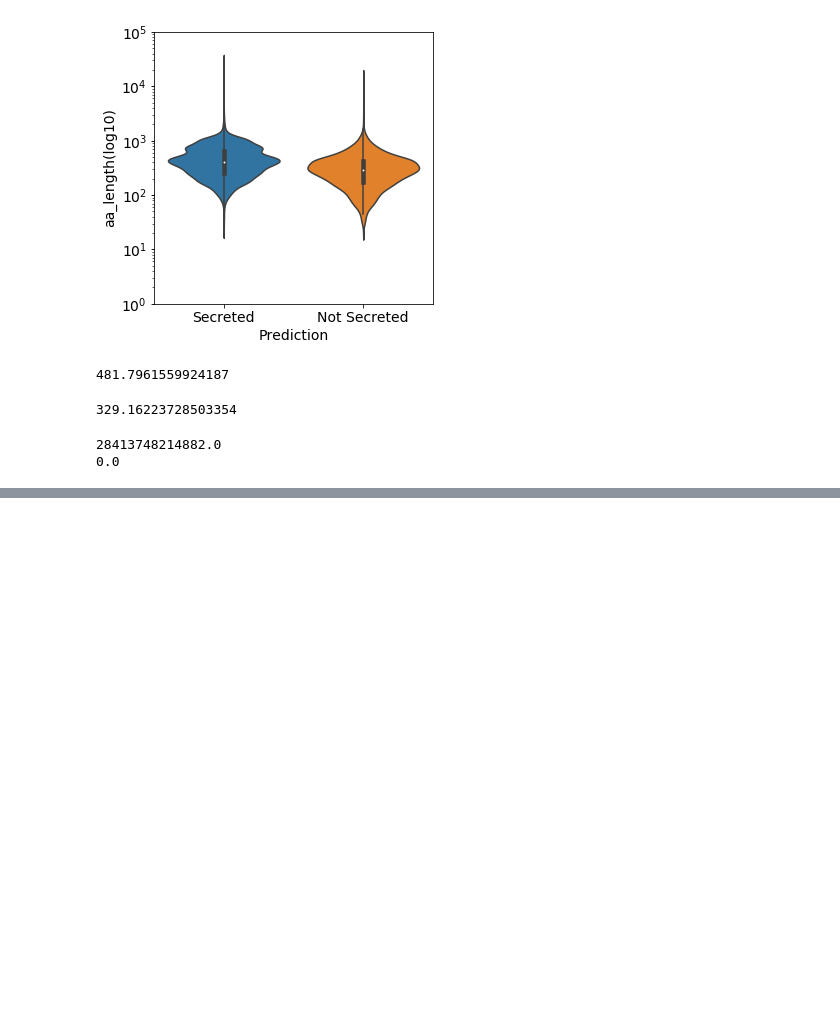
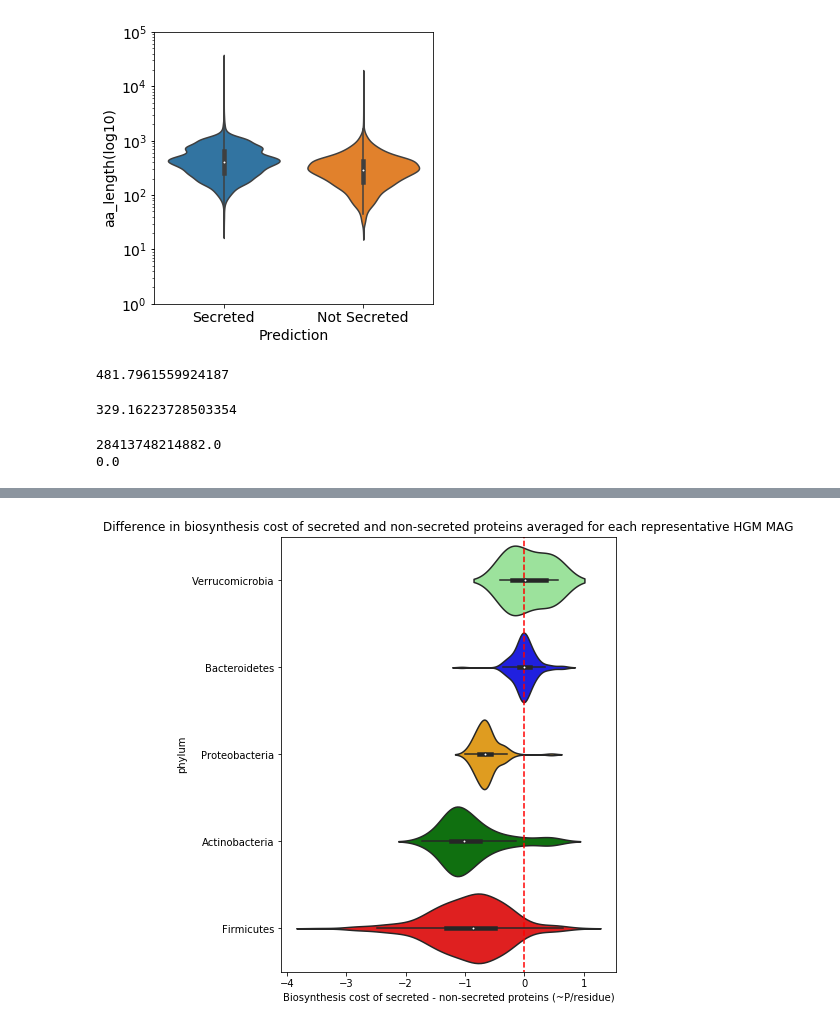
Before and after one commit to fgv2104/gut_metasecretome, a Jupyter notebook: 20221005_metasecretome_notebooks/Figure1_v1.ipynb, the cells around one changed output, grey strips where cells are left out. Cells and saved outputs as stored; diff of their text form; code cells hidden in the pictures; blank space fills up the shorter version.

```diff
--- a/20221005_metasecretome_notebooks/Figure1_v1.ipynb
+++ b/20221005_metasecretome_notebooks/Figure1_v1.ipynb
@@ -379,0 +467,2 @@ print(pvalue)
+# %%
+HGM_rep_orfs = filter_for_hgm_representative_orfs()
@@ -379,0 +502,42 @@ print(pvalue)
+# %%
+cost_gc_df = pd.DataFrame(pd.Series(diff_cost_dict, name='Cost_per_residue')).join(pd.Series(mag_gc_dict, name='GC_perc'))
+cost_gc_df = cost_gc_df.dropna()
+# %%
+#mag_cost_phy = pd.DataFrame(pd.Series(diff_cost_dict, name='cost_difference')).join(HGM_metadata.loc[list(diff_cost_dict.keys())][['Phylum']])
+
+mag_cost_phy = cost_gc_df.join(HGM_taxinfo.loc[list(diff_cost_dict.keys())][['phylum']])
+more_samples_mags = mag_cost_phy.phylum.value_counts()[mag_cost_phy.phylum.value_counts() >= 10].index.tolist()
+mag_cost_phy = mag_cost_phy[mag_cost_phy.phylum.isin(more_samples_mags)]
+grouped = mag_cost_phy.groupby('phylum')
+# %%
+phyorder = []
+cost_dict = dict()
+for name, group in mag_cost_phy.groupby('phylum'):
+    cost_dict[name] = np.mean(group.Cost_per_residue)
+
+phyorder = pd.Series(cost_dict).sort_values(ascending=False).index.tolist()
+# %%
+phycoldict = {'Firmicutes': 'red',
+ 'Actinobacteria': 'green',
+ 'Bacteroidetes': 'blue',
+ 'Proteobacteria': 'orange',
+       'Verrucomicrobia': 'lightgreen',
+ 'Desulfobacteraeota_A': 'lightblue',
+ 'Cyanobacteria': 'gray',
+       'Fusobacteria': 'purple',
+ 'Spirochaetes': 'yellow',
+ 'Elusimicrobia': 'pink',
+'Epsilonbacteraeota': 'brown'}
+
+plt.subplots(figsize=(6,8))
+plt.vlines(x=0, ymin=-1, ymax=11, linestyles='dashed', color='r')
+sns.violinplot(x="Cost_per_residue", y="phylum", data=mag_cost_phy.reset_index().drop('index', axis=1),
+               scale="width", palette=phycoldict, order=phyorder)
+plt.title('Difference in biosynthesis cost of secreted and non-secreted proteins averaged for each representative HGM MAG')
+plt.xlabel('Biosynthesis cost of secreted - non-secreted proteins (~P/residue)')
+plt.rcParams['svg.fonttype'] = 'none'
+plt.savefig('ipynb_out/Figures/Fig1_v1_costperresidue_phy.svg',format='svg', bbox_inches="tight")
+
+plt.show()
+# %% [output]
+[figure, added]
```
Also changed, not shown: parts of 15 cells of this notebook, 11 other files.
